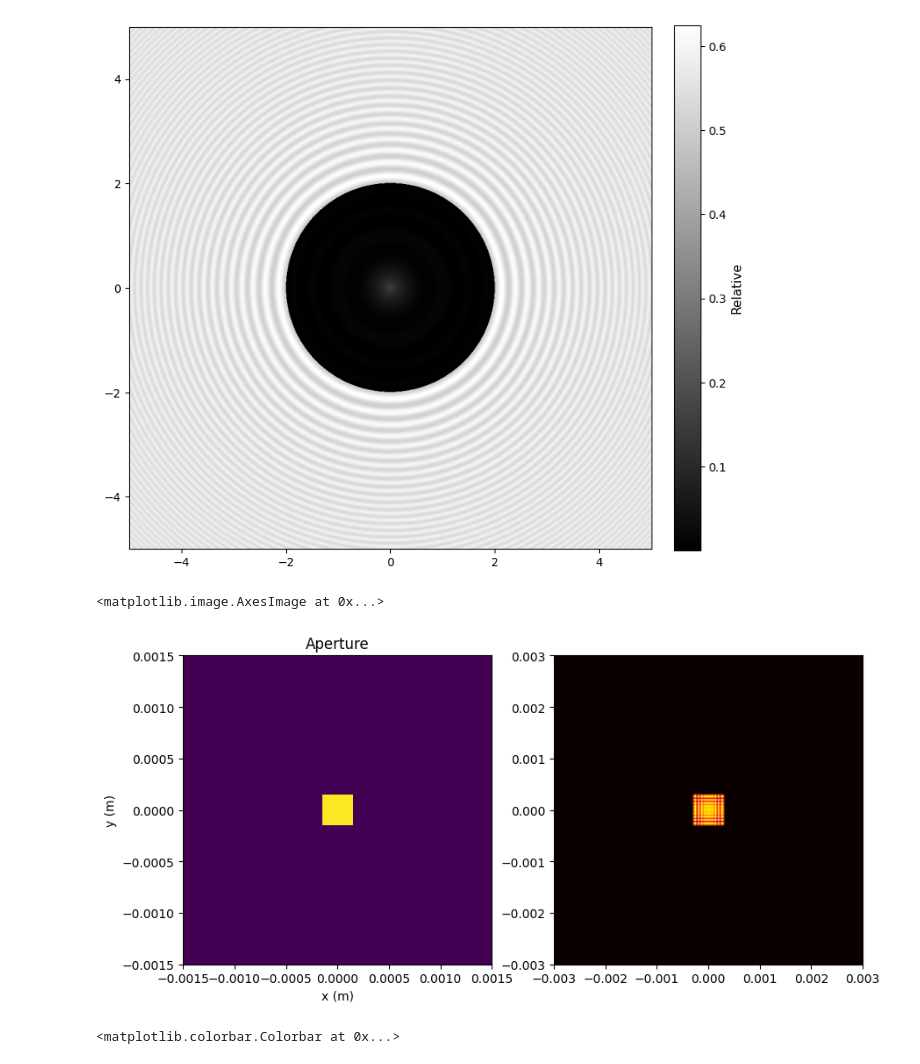
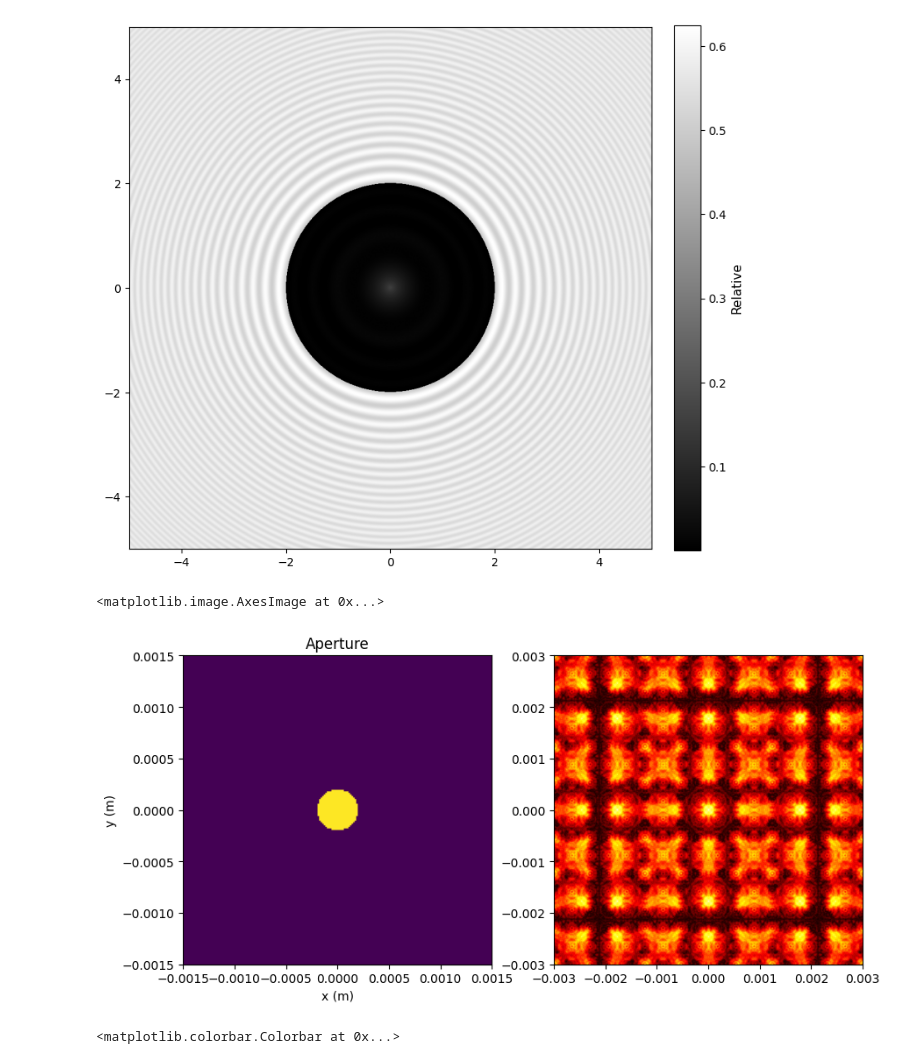
Before and after one commit to WilliamMarci/OpticsCourseAnswer, a Jupyter notebook: src/chapter3.ipynb, the cells around one changed output. Drawn from its saved outputs; the diff is of its cells as text; code cells hidden in the pictures.

```diff
--- a/src/chapter3.ipynb
+++ b/src/chapter3.ipynb
@@ -419,37 +420,37 @@ def getApert(aperture_func, N1=200, a1=20e-3, b1=20e-3):
 wavelength = 589.3e-9 # m # wavelength
 # screen distance
 z = 0.50           # 观察距离
 
 ap_x = 5e-3
 ap_y = 5e-3
 N_app = 400
 sc_x = 5e-3
 sc_y = 5e-3
 N_scr = 400
 
 aper, xlin, ylin = aperture(ap_x, ap_y, N_app,  [0.5e-3, 1e-3], type='a')
 # aper, xlin, ylin = aperture(ap_x, ap_y, N_app, [0.2e-2, 0.03e-2], type='r')
 # aper, xlin, ylin = aperture(ap_x, ap_y, N_app, [1e-3], type='p')
 
 scre, sxlin, sylin = screen(sc_x, sc_y, N_scr)
 
 # 与上文相同的参数, 计算
-deff_fft = fresnel_diffraction_fft(rectangular_aperture, wavelength, z, N1=20,a1=1e-3,b1=0.5e-3,N=200,a=5e-3,b=5e-3)
+# deff_fft = fresnel_diffraction_fft(circular_aperture, wavelength, z, N1=20,a1=1e-3,b1=0.5e-3,N=200,a=5e-3,b=5e-3)
 # deff_fft = fresnel_diffraction_fft(annular_aperture, wavelength, z, N1=1000,a1=3e-3,b1=3e-3,N=1000,a=6e-3,b=6e-3)
 # deff_fft = fresnel_diffraction_fft(single_slit_aperture, wavelength, z, N1=200,a1=3e-3,b1=3e-3,N=200,a=6e-3,b=6e-3)
-# deff_fft = fresnel_diffraction_fft(triangle_aperture, wavelength, z, N1=500,a1=3e-3,b1=3e-3,N=500,a=6e-3,b=6e-3)
-aperture_image = getApert(annular_aperture, N1=20, a1=1e-3, b1=0.5e-3)
+deff_fft = fresnel_diffraction_fft(circular_aperture, wavelength, z, N1=1000,a1=1e-3,b1=1e-3,N=1000,a=6e-3,b=6e-3)
+aperture_image = getApert(circular_aperture, N1=200, a1=1e-3, b1=1e-3)
 fig, ax = plt.subplots(1,2, figsize=(10,5))
 ax[0].imshow(aperture_image, extent=(-1.5e-3, 1.5e-3, -1.5e-3, 1.5e-3))
 ax[0].set_title("Aperture")
 ax[0].set_xlabel("x (m)")
 ax[0].set_ylabel("y (m)")
 ax[1].imshow(deff_fft[5], extent=(-3e-3, 3e-3, -3e-3, 3e-3), cmap='hot', interpolation='bilinear')
 
 # plt.imshow(deff_fft[5], extent=(-3e-3, 3e-3, -3e-3, 3e-3), cmap='hot', interpolation='bilinear')
 # %% [output]
 <matplotlib.image.AxesImage at 0x...>
-[figure, old version]
+[figure, new version]
 # %%
 # 使用 diamond_aperture 作为孔径函数，a1=a, b1=b
 a = 3e-3  # 对角线长度 a (单位: 米)
```
Also changed, not shown: parts of 3 cells of this notebook, 14 other files.
